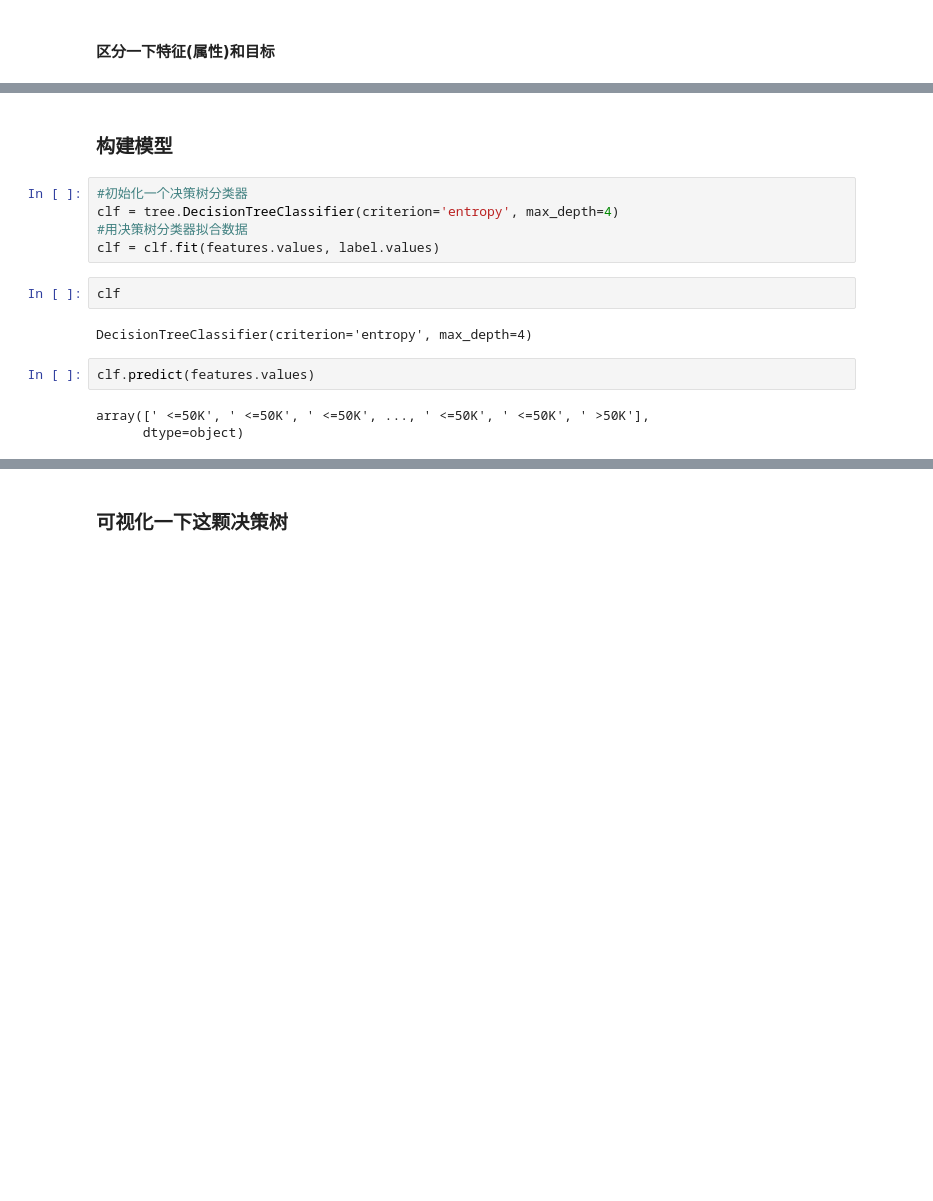
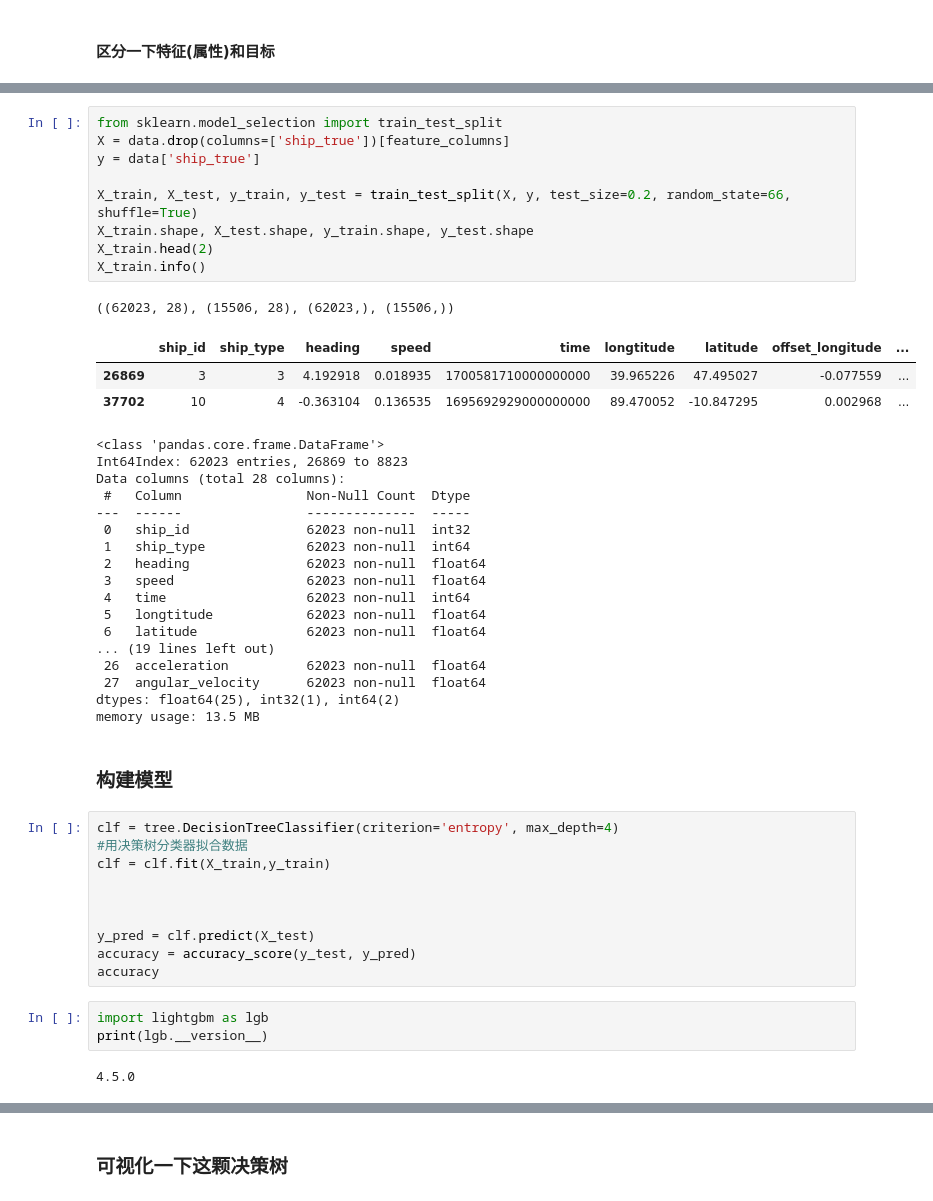
Before and after one commit to 1golden/ML-NLP, a Jupyter notebook: Machine Learning/3.Desition Tree/DecisionTree.ipynb, the cells around one changed output, grey strips where cells are left out. Saved outputs shown, nothing was run; the diff lists cells and outputs as text; blank space fills up the shorter version.

```diff
--- a/Machine Learning/3.Desition Tree/DecisionTree.ipynb
+++ b/Machine Learning/3.Desition Tree/DecisionTree.ipynb
@@ -87,16 +266,48 @@ features.head(2)
+# %%
+from sklearn.model_selection import train_test_split
+X = data.drop(columns=['ship_true'])[feature_columns]
+y = data['ship_true']
+
+X_train, X_test, y_train, y_test = train_test_split(X, y, test_size=0.2, random_state=66, shuffle=True)
+X_train.shape, X_test.shape, y_train.shape, y_test.shape
+X_train.head(2)
+X_train.info()
+# %% [output]
+((62023, 28), (15506, 28), (62023,), (15506,))
+|  | ship_id | ship_type | heading | speed | time | longtitude | latitude | offset_longitude | ... |
+| 26869 | 3 | 3 | 4.192918 | 0.018935 | 1700581710000000000 | 39.965226 | 47.495027 | -0.077559 | ... |
+| 37702 | 10 | 4 | -0.363104 | 0.136535 | 1695692929000000000 | 89.470052 | -10.847295 | 0.002968 | ... |
+<class 'pandas.core.frame.DataFrame'>
+Int64Index: 62023 entries, 26869 to 8823
+Data columns (total 28 columns):
+ #   Column                Non-Null Count  Dtype
+---  ------                --------------  -----
+ 0   ship_id               62023 non-null  int32
+ 1   ship_type             62023 non-null  int64
+ 2   heading               62023 non-null  float64
+ 3   speed                 62023 non-null  float64
+ 4   time                  62023 non-null  int64
+ 5   longtitude            62023 non-null  float64
+ 6   latitude              62023 non-null  float64
+... (19 lines left out)
+ 26  acceleration          62023 non-null  float64
+ 27  angular_velocity      62023 non-null  float64
+dtypes: float64(25), int32(1), int64(2)
+memory usage: 13.5 MB
 # %% [markdown]
 ### 构建模型
 # %%
-#初始化一个决策树分类器
 clf = tree.DecisionTreeClassifier(criterion='entropy', max_depth=4)
 #用决策树分类器拟合数据
-clf = clf.fit(features.values, label.values)
+clf = clf.fit(X_train,y_train)
+
+
+
+y_pred = clf.predict(X_test)
+accuracy = accuracy_score(y_test, y_pred)
+accuracy
-# %%
-clf
-# %% [output]
-DecisionTreeClassifier(criterion='entropy', max_depth=4)
-# %%
-clf.predict(features.values)
-# %% [output]
-array([' <=50K', ' <=50K', ' <=50K', ..., ' <=50K', ' <=50K', ' >50K'],
-      dtype=object)
+# %%
+import lightgbm as lgb
+print(lgb.__version__)
+# %% [output]
+4.5.0
```
Also changed, not shown: parts of 28 cells of this notebook.
